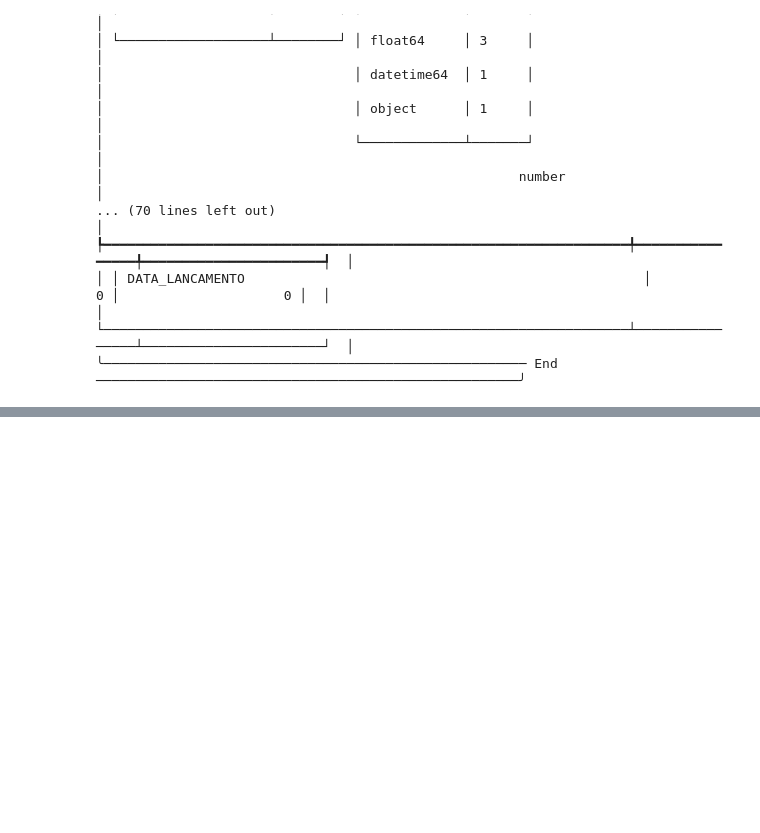
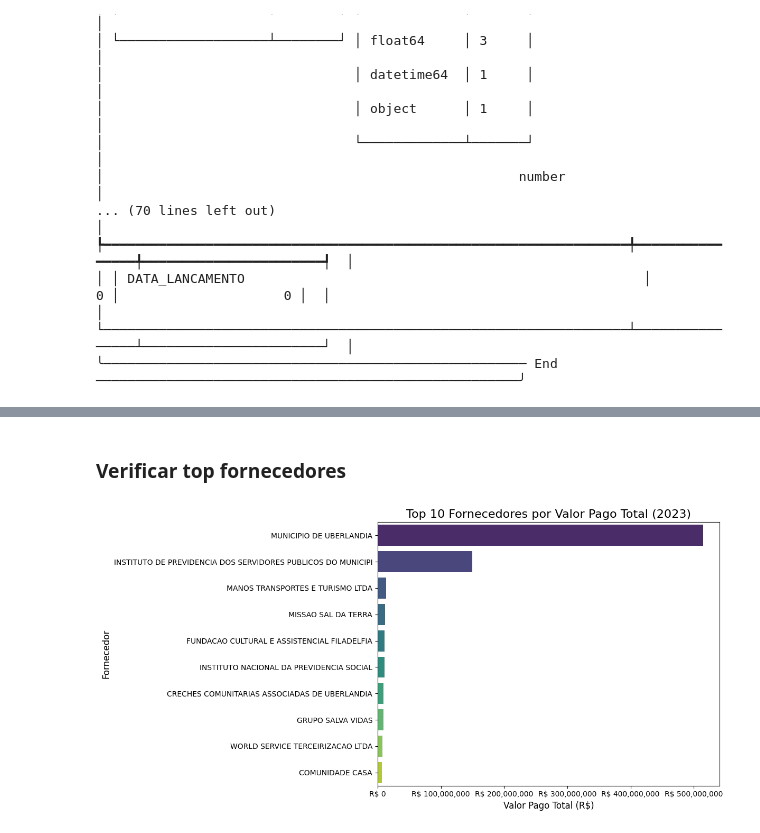
Before and after one commit to Daniel-NascimentoS/udi_sec_educ, a Jupyter notebook: eda_sec_ed_2023.ipynb, the cells around one changed output, grey strips where cells are left out. Saved outputs shown, nothing was run; the diff lists cells and outputs as text; code cells hidden in the pictures; blank space fills up the shorter version.

```diff
--- a/eda_sec_ed_2023.ipynb
+++ b/eda_sec_ed_2023.ipynb
@@ -137,10 +158,17 @@ column_mapping_convert_float = [
     'VALORPAGO'
 ]
 for col in column_mapping_convert_float:
-    df_educacao_trat[col] = df_educacao_trat[col].astype(str).str.replace(r'R\$ ?', '', regex=True).str.strip()
-    df_educacao_trat[col] = df_educacao_trat[col].str.replace(r'\.', '', regex=True)
-    df_educacao_trat[col] = df_educacao_trat[col].str.replace(r',', '.', regex=True)
-    df_educacao_trat[col] = df_educacao_trat[col].astype(float)
+    df_educacao_trat[col] = (
+        df_educacao_trat[col]
+        .str.replace('R$', '', regex=False)
+        .str.replace('.', '', regex=False)
+        .str.replace(',', '.', regex=False)
+        .str.strip()
+        .astype(float)
+    )
+
+
+
 
 df_educacao_trat.info()
 # %% [output]
@@ -214,0 +250,5 @@ len(df_educacao_trat['FORNECEDOR'].unique())
+# %%
+df_educacao_trat['MES_LANCAMENTO'] = df_educacao_trat['DTLANCAMENTO'].dt.month
+df_educacao_trat['DIA_SEMANA'] = df_educacao_trat['DTLANCAMENTO'].dt.day_name(locale='pt_BR')
+df_educacao_trat['MES_NOME'] = df_educacao_trat['DTLANCAMENTO'].dt.strftime('%Y-%m')
+df_educacao_trat.head()
@@ -214,0 +289,2 @@ len(df_educacao_trat['FORNECEDOR'].unique())
+# %% [markdown]
+### Verificar top fornecedores
@@ -214,0 +296,19 @@ len(df_educacao_trat['FORNECEDOR'].unique())
+# %%
+# podemos alterar se n = 10 ou outro
+n = 10
+top_fornecedores = df_educacao_trat.groupby('FORNECEDOR')['VALORPAGO'].sum().sort_values(ascending=False).head(n)
+
+plt.figure(figsize=(12, 6))
+sns.barplot(
+    x = top_fornecedores.values,
+    y = top_fornecedores.index,
+    palette = "viridis"
+    )
+plt.title(f"Top {n} Fornecedores por Valor Pago Total (2023)", fontsize=16)
+plt.xlabel("Valor Pago Total (R$)", fontsize=12)
+plt.ylabel("Fornecedor", fontsize=12)
+plt.gca().xaxis.set_major_formatter(mtick.StrMethodFormatter('R$ {x:,.0f}'))
+plt.tight_layout()
+plt.show()
+# %% [output]
+[figure, added]
```
Also changed, not shown: parts of 44 cells of this notebook.
